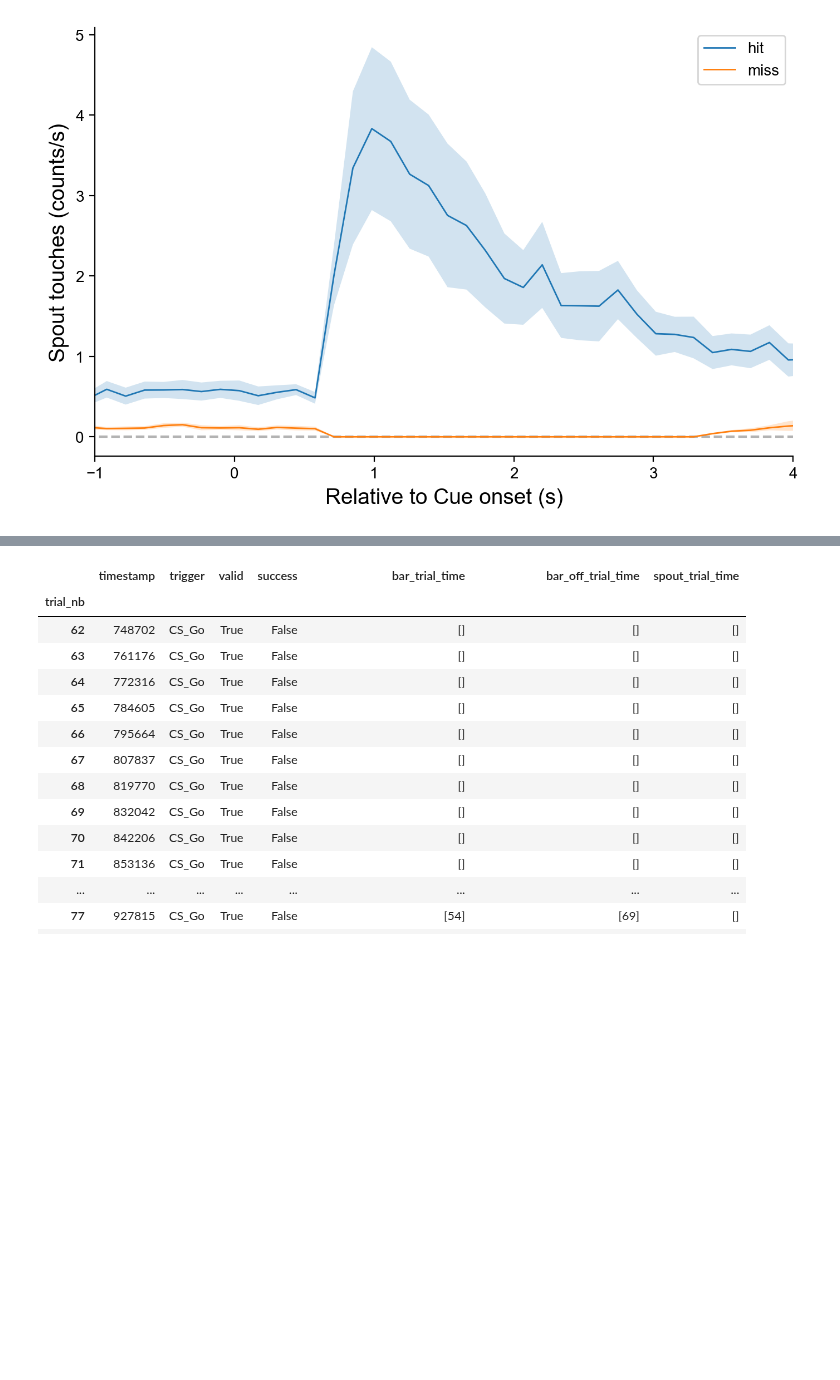
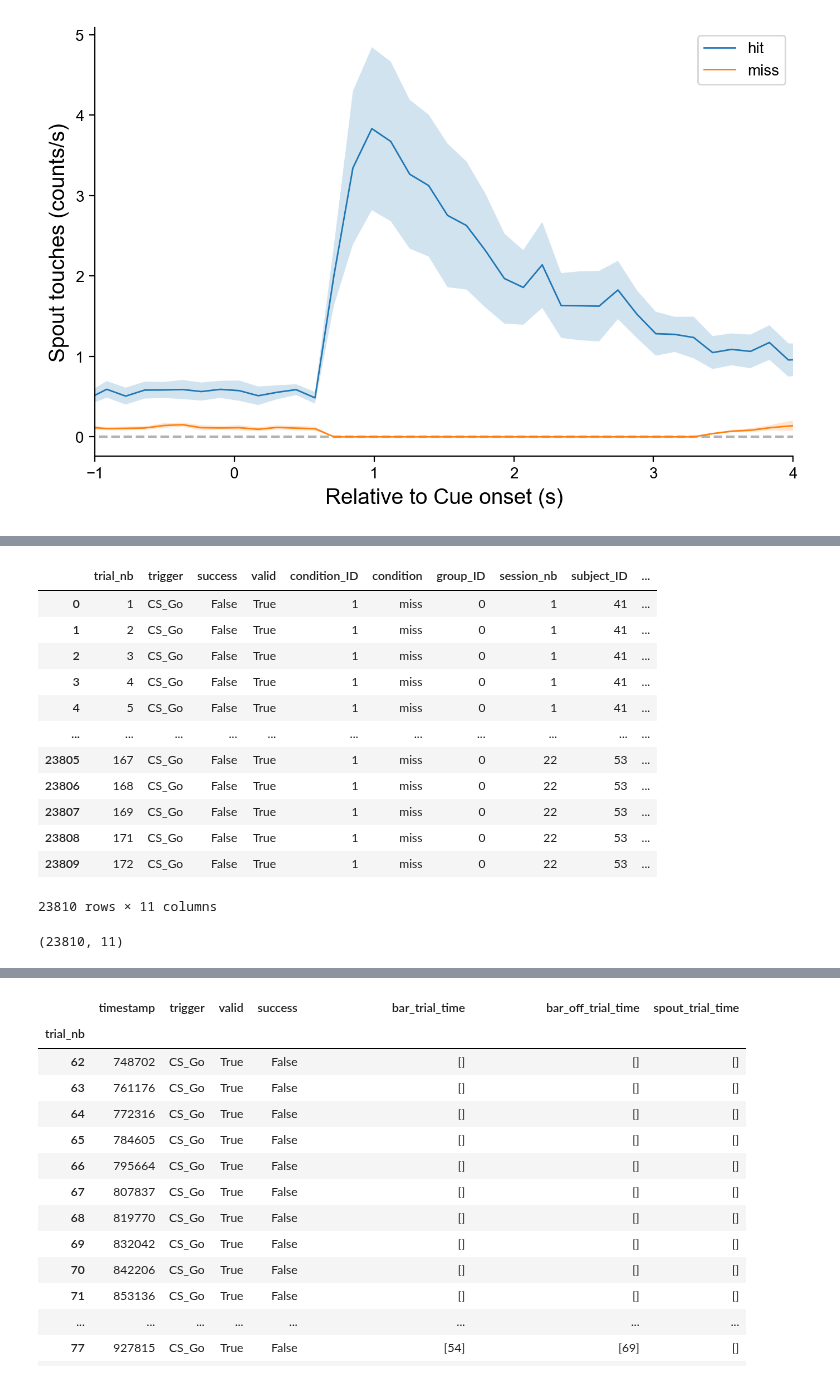
Before and after one commit to juliencarponcy/trialexp, a Jupyter notebook: notebooks/noncanonical/nb20221002_214600_workflow_pyCon_PavAll.ipynb, the cells around one changed output, grey strips where cells are left out. Cells and saved outputs as stored; diff of their text form; code cells hidden in the pictures; blank space fills up the shorter version.

Commit message:
working on success rate analysis

```diff
--- a/notebooks/noncanonical/nb20221002_214600_workflow_pyCon_PavAll.ipynb
+++ b/notebooks/noncanonical/nb20221002_214600_workflow_pyCon_PavAll.ipynb
@@ -333,0 +358,24 @@ df_events.spout_trial_time < 65
+# %%
+
+ev_dataset.metadata_df
+# %% [output]
+|  | trial_nb | trigger | success | valid | condition_ID | condition | group_ID | session_nb | subject_ID | ... |
+| 0 | 1 | CS_Go | False | True | 1 | miss | 0 | 1 | 41 | ... |
+| 1 | 2 | CS_Go | False | True | 1 | miss | 0 | 1 | 41 | ... |
+| 2 | 3 | CS_Go | False | True | 1 | miss | 0 | 1 | 41 | ... |
+| 3 | 4 | CS_Go | False | True | 1 | miss | 0 | 1 | 41 | ... |
+| 4 | 5 | CS_Go | False | True | 1 | miss | 0 | 1 | 41 | ... |
+| ... | ... | ... | ... | ... | ... | ... | ... | ... | ... | ... |
+| 23805 | 167 | CS_Go | False | True | 1 | miss | 0 | 22 | 53 | ... |
+| 23806 | 168 | CS_Go | False | True | 1 | miss | 0 | 22 | 53 | ... |
+| 23807 | 169 | CS_Go | False | True | 1 | miss | 0 | 22 | 53 | ... |
+| 23808 | 171 | CS_Go | False | True | 1 | miss | 0 | 22 | 53 | ... |
+| 23809 | 172 | CS_Go | False | True | 1 | miss | 0 | 22 | 53 | ... |
+23810 rows × 11 columns
+# %%
+
+metadata_df = ev_dataset.metadata_df.loc[ev_dataset.metadata_df['keep'] & ev_dataset.metadata_df['valid'], :]
+
+metadata_df.shape
+# %% [output]
+(23810, 11)
```
Also changed, not shown: parts of 22 cells of this notebook.
